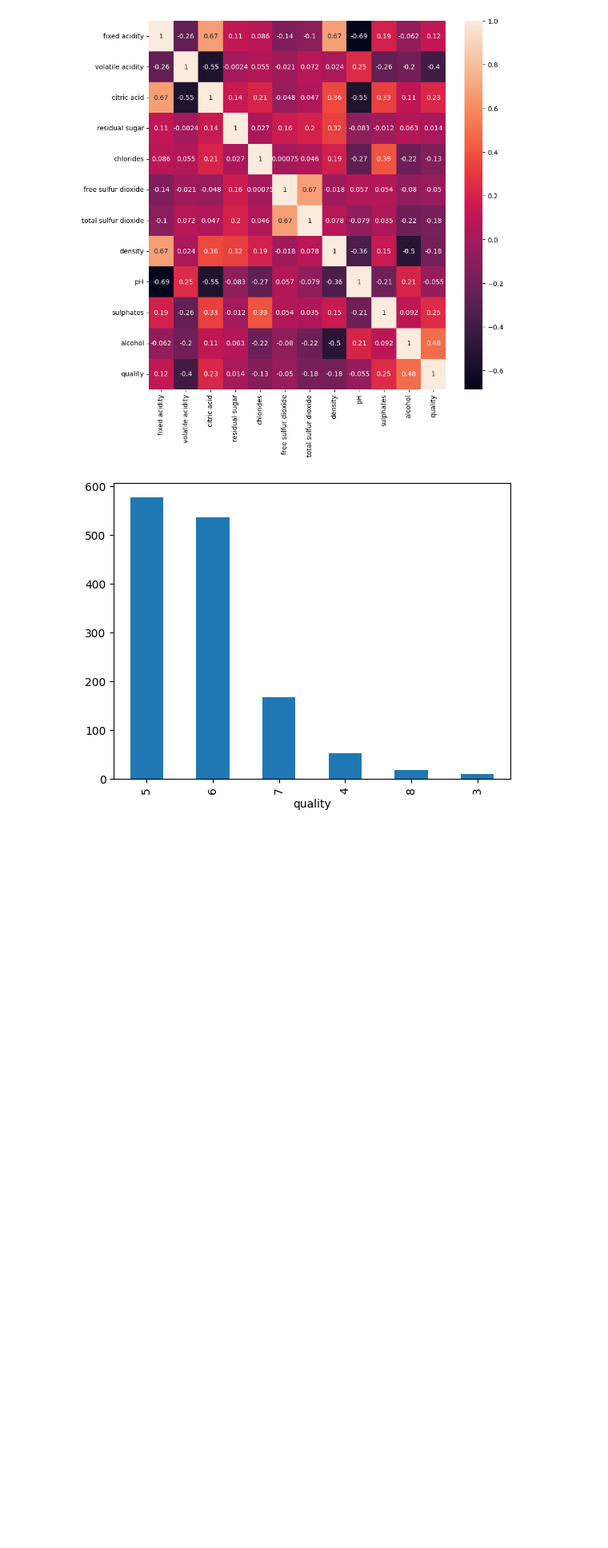
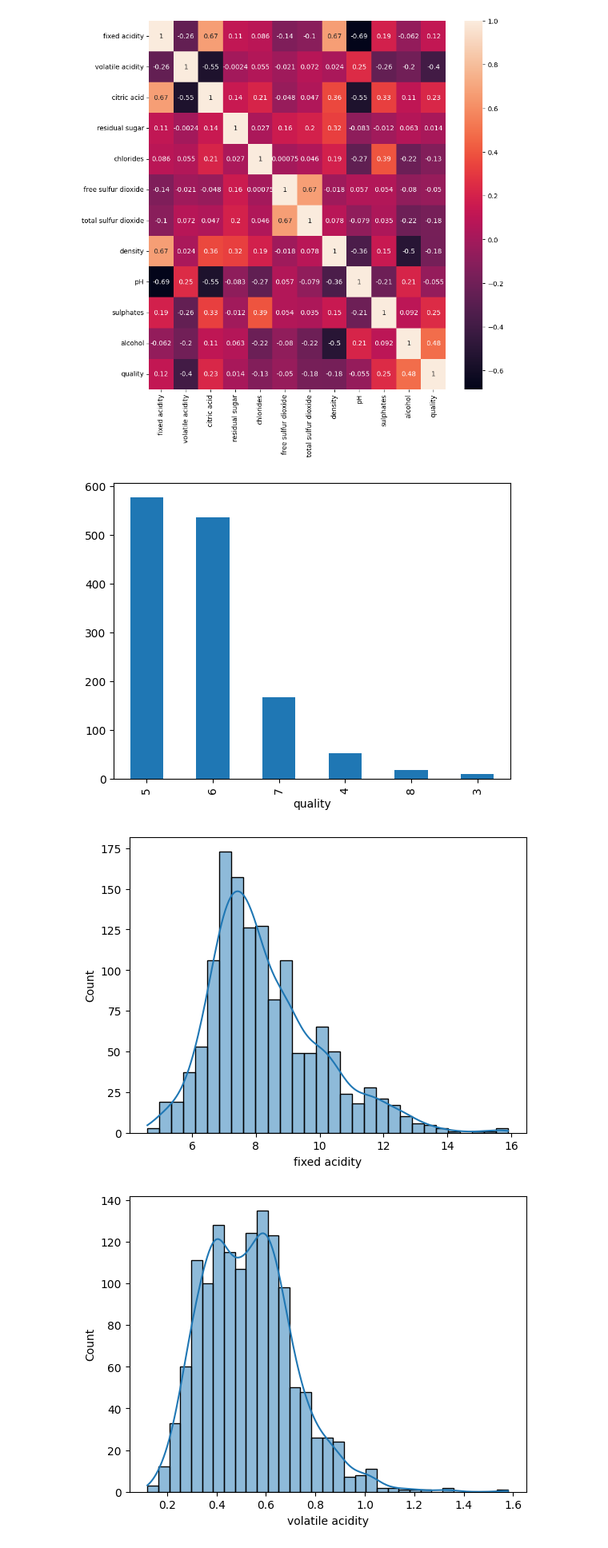
Before and after one commit to CodeLoopdroid/AI_ML_Bootcamp, a Jupyter notebook: Feature_Engineering/EDA_winequality.ipynb, the cells around one changed output. Shown at 80% size. Saved outputs shown, nothing was run; the diff lists cells and outputs as text; code cells hidden in the pictures; blank space fills up the shorter version.

```diff
--- a/Feature_Engineering/EDA_winequality.ipynb
+++ b/Feature_Engineering/EDA_winequality.ipynb
@@ -129,3 +129,10 @@ df['quality'].value_counts().plot(kind = 'bar')
 plt.show()
 # %% [output]
 [figure]
+# %%
+for col in df.columns:
+    sns.histplot(df[col], kde=True)
+    plt.show()
+# %% [output]
+[figure, added]
+[figure, added]
```
Also changed, not shown: parts of 1 cell of this notebook.
